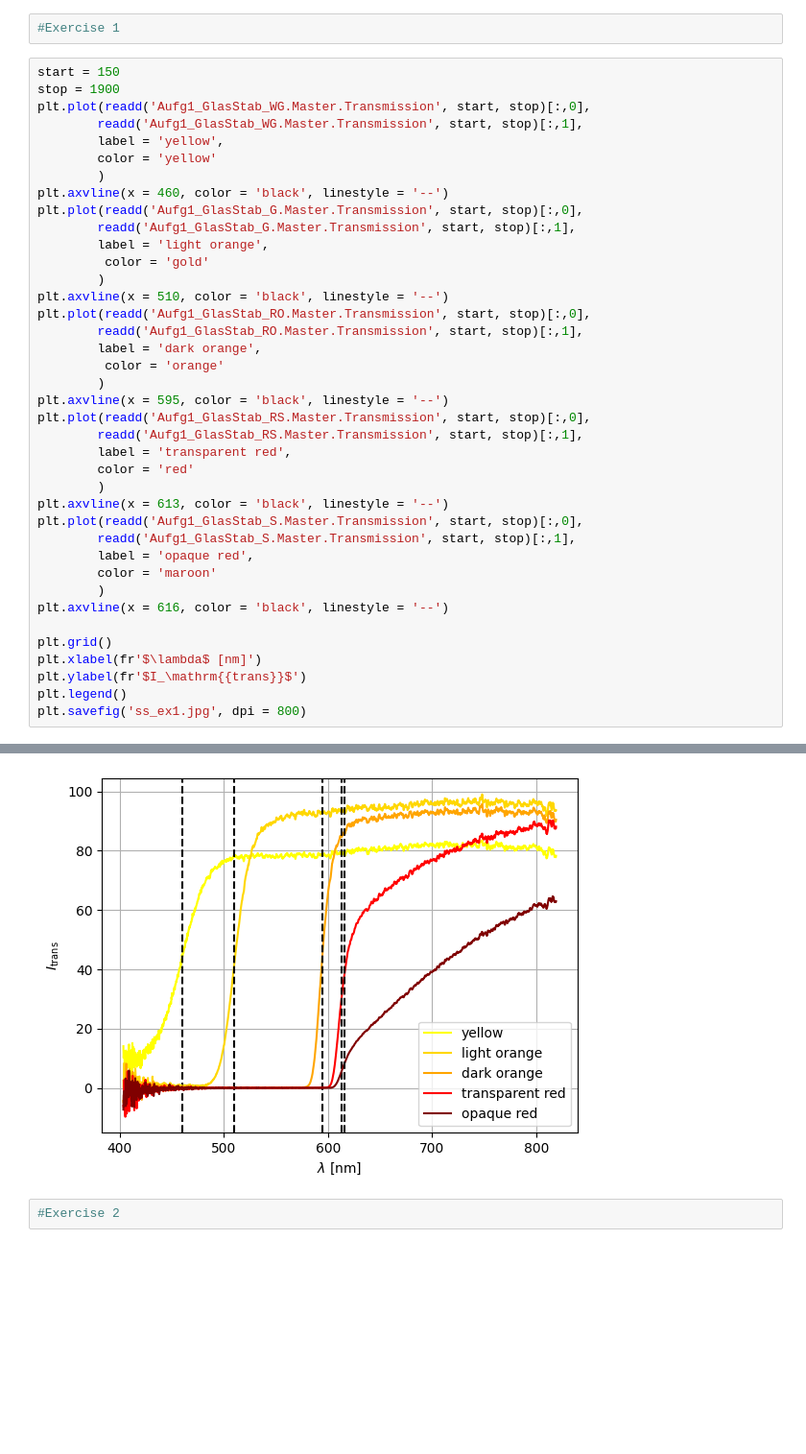
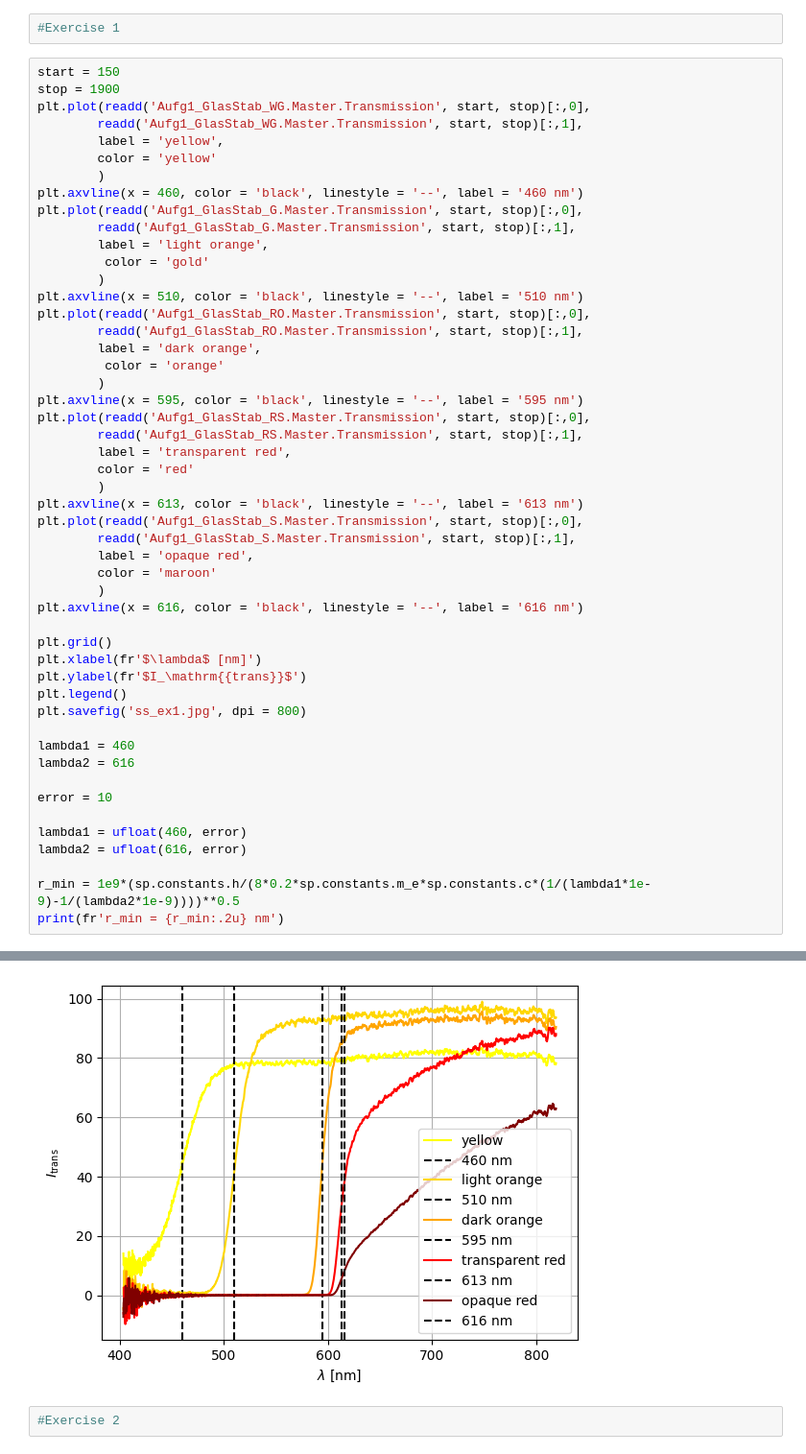
Before and after one commit to thexwon/P4, a Jupyter notebook: Semiconductor Spectroscopy/ss.ipynb, the cells around one changed output, grey strips where cells are left out. Shown at 96% size. Drawn from its saved outputs; the diff is of its cells as text; blank space fills up the shorter version.

```diff
--- a/Semiconductor Spectroscopy/ss.ipynb
+++ b/Semiconductor Spectroscopy/ss.ipynb
@@ -59,35 +62,46 @@ plt.plot(readd('Aufg1_GlasStab_WG.Master.Transmission', start, stop)[:,0],
         label = 'yellow',
         color = 'yellow'
         )
-plt.axvline(x = 460, color = 'black', linestyle = '--')
+plt.axvline(x = 460, color = 'black', linestyle = '--', label = '460 nm')
 plt.plot(readd('Aufg1_GlasStab_G.Master.Transmission', start, stop)[:,0],
         readd('Aufg1_GlasStab_G.Master.Transmission', start, stop)[:,1],
         label = 'light orange',
          color = 'gold'
         )
-plt.axvline(x = 510, color = 'black', linestyle = '--')
+plt.axvline(x = 510, color = 'black', linestyle = '--', label = '510 nm')
 plt.plot(readd('Aufg1_GlasStab_RO.Master.Transmission', start, stop)[:,0],
         readd('Aufg1_GlasStab_RO.Master.Transmission', start, stop)[:,1],
         label = 'dark orange',
          color = 'orange'
         )
-plt.axvline(x = 595, color = 'black', linestyle = '--')
+plt.axvline(x = 595, color = 'black', linestyle = '--', label = '595 nm')
 plt.plot(readd('Aufg1_GlasStab_RS.Master.Transmission', start, stop)[:,0],
         readd('Aufg1_GlasStab_RS.Master.Transmission', start, stop)[:,1],
         label = 'transparent red',
         color = 'red'
         )
-plt.axvline(x = 613, color = 'black', linestyle = '--')
+plt.axvline(x = 613, color = 'black', linestyle = '--', label = '613 nm')
 plt.plot(readd('Aufg1_GlasStab_S.Master.Transmission', start, stop)[:,0],
         readd('Aufg1_GlasStab_S.Master.Transmission', start, stop)[:,1],
         label = 'opaque red',
         color = 'maroon'
         )
-plt.axvline(x = 616, color = 'black', linestyle = '--')
+plt.axvline(x = 616, color = 'black', linestyle = '--', label = '616 nm')
 
 plt.grid()
 plt.xlabel(fr'$\lambda$ [nm]')
 plt.ylabel(fr'$I_\mathrm{{trans}}$')
 plt.legend()
 plt.savefig('ss_ex1.jpg', dpi = 800)
+
+lambda1 = 460
+lambda2 = 616
+
+error = 10
+
+lambda1 = ufloat(460, error)
+lambda2 = ufloat(616, error)
+
+r_min = 1e9*(sp.constants.h/(8*0.2*sp.constants.m_e*sp.constants.c*(1/(lambda1*1e-9)-1/(lambda2*1e-9))))**0.5
+print(fr'r_min = {r_min:.2u} nm')
 # %% [output]
@@ -94,4 +109,4 @@ plt.savefig('ss_ex1.jpg', dpi = 800)
-[figure, old version]
+[figure, new version]
 # %%
 #Exercise 2
 # %%
```
Also changed, not shown: parts of 12 cells of this notebook, 6 other files.
